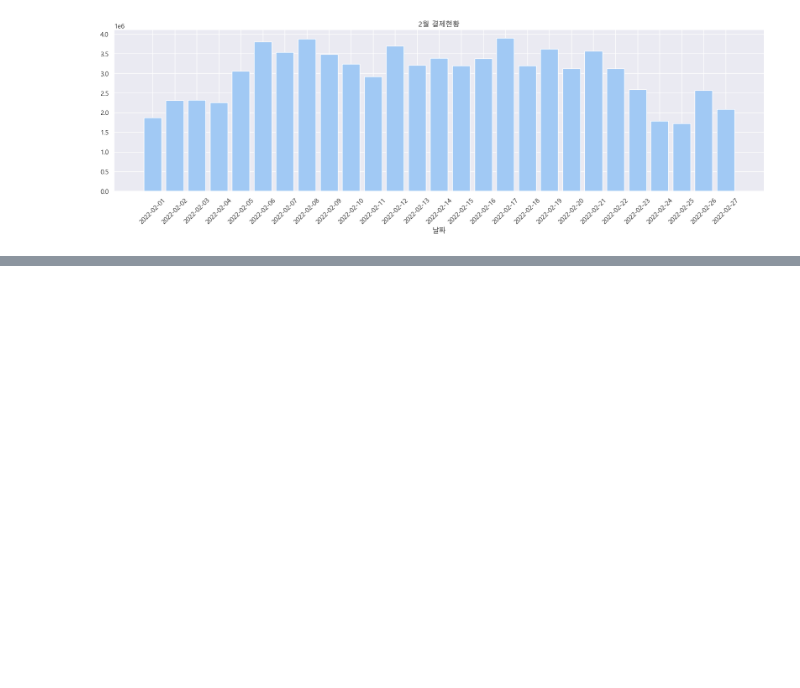
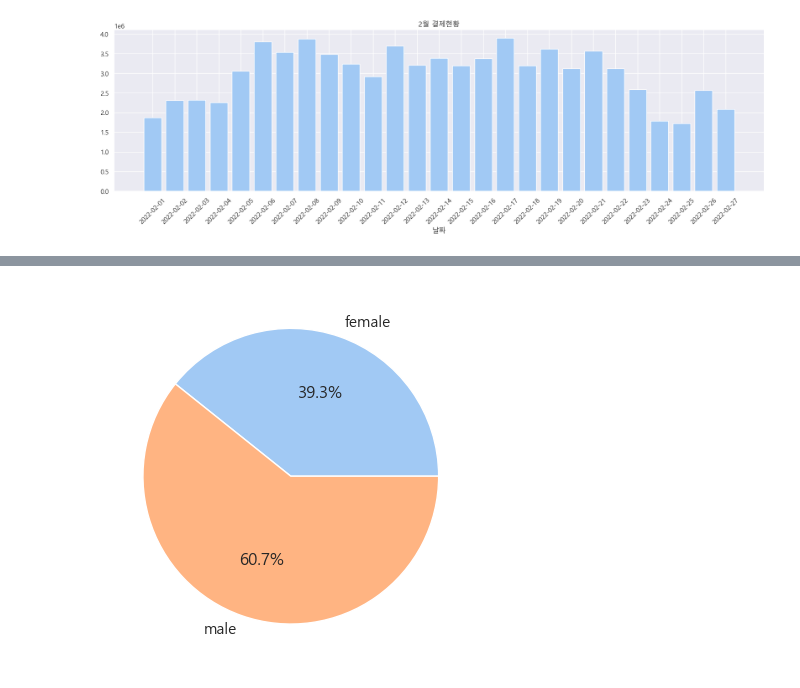
Before and after one commit to leejaesang6098/aiffel_study, a Jupyter notebook: 0822_node/game_data.ipynb, the cells around one changed output, grey strips where cells are left out. Drawn from its saved outputs; the diff is of its cells as text; code cells hidden in the pictures; blank space fills up the shorter version.

Commit message:
game_data

```diff
--- a/0822_node/game_data.ipynb
+++ b/0822_node/game_data.ipynb
@@ -178,0 +227,9 @@ plt.show()
+# %%
+# 무과금 유저 제외하고 파이그래프 그리기
+total_data = pd.merge(customerlog, saleslog)
+paymentcustomer = total_data[total_data["Payment"] != 0]
+piedata = paymentcustomer.groupby(["Gender"]).count().Name
+plt.pie(piedata, labels=piedata.index, autopct="%1.1f%%")
+plt.show()
+# %% [output]
+[figure, added]
```
Also changed, not shown: parts of 12 cells of this notebook.
